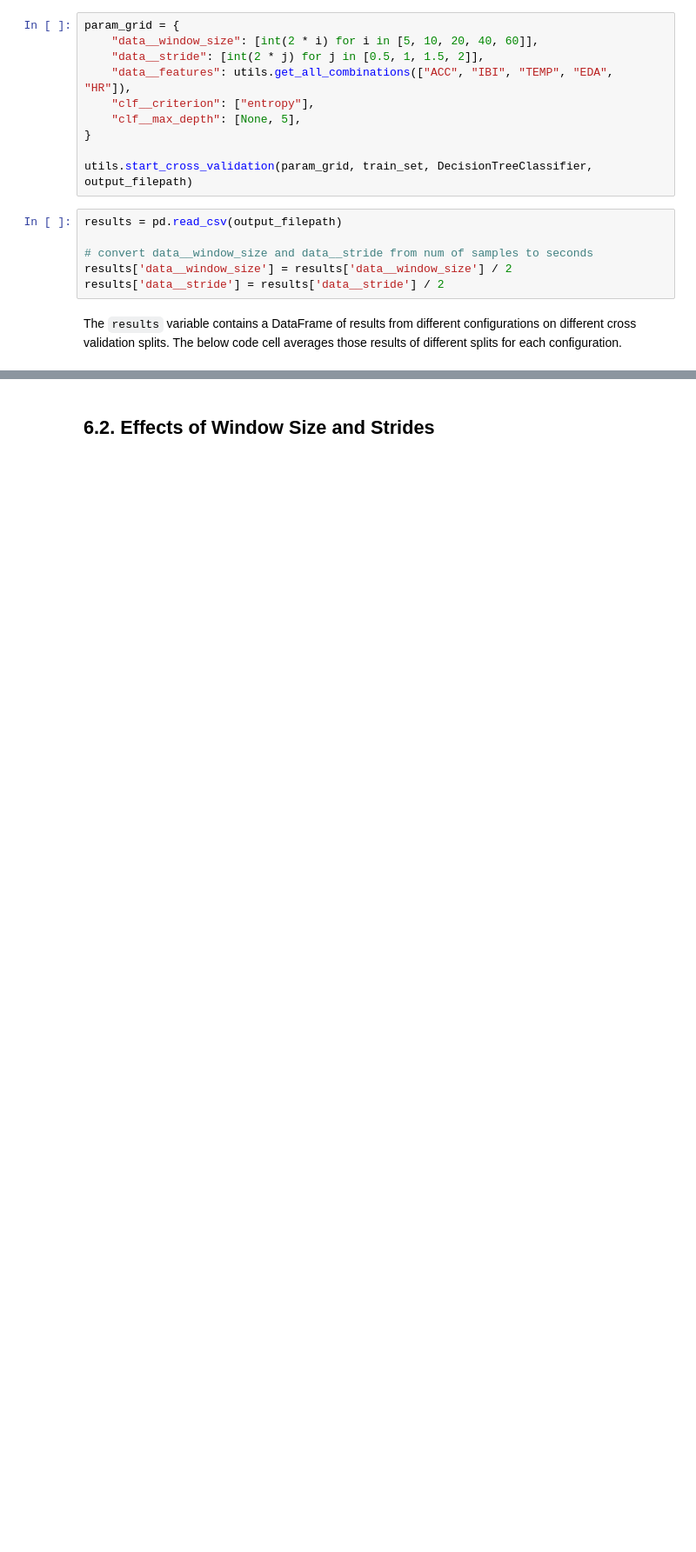
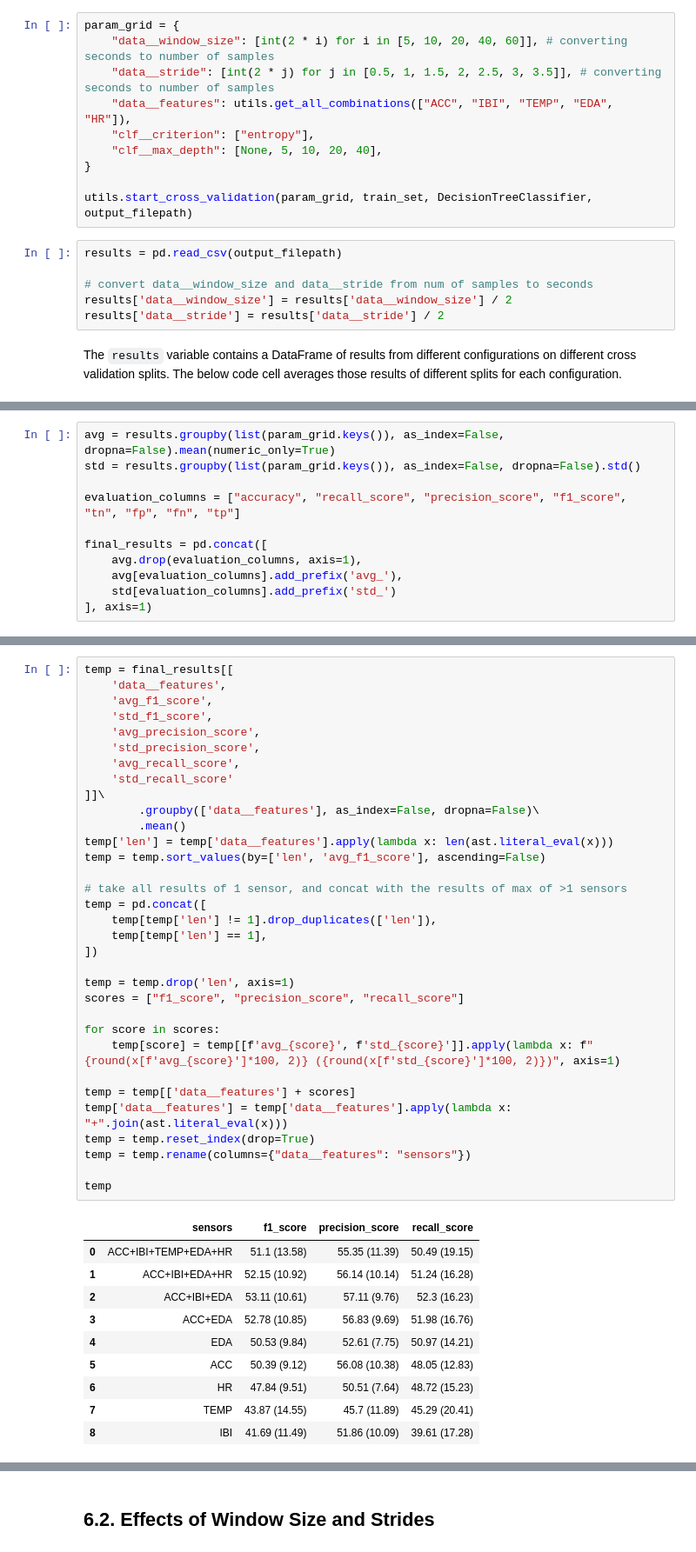
Before and after one commit to Socret360/ce888-data-science-and-decision-making, a Jupyter notebook: project/experiment.ipynb, the cells around one changed output, grey strips where cells are left out. Shown at 87% size. Drawn from its saved outputs; the diff is of its cells as text; blank space fills up the shorter version.

```diff
--- a/project/experiment.ipynb
+++ b/project/experiment.ipynb
@@ -515,11 +515,11 @@ Additional parameters can be passed into `DecisionTreeClassifier` by added an ex
 output_filepath = os.path.join(OUTPUT_DIR, "dt_cv_results.csv")
 # %%
 param_grid = {
-    "data__window_size": [int(2 * i) for i in [5, 10, 20, 40, 60]],
-    "data__stride": [int(2 * j) for j in [0.5, 1, 1.5, 2]],
+    "data__window_size": [int(2 * i) for i in [5, 10, 20, 40, 60]], # converting seconds to number of samples
+    "data__stride": [int(2 * j) for j in [0.5, 1, 1.5, 2, 2.5, 3, 3.5]], # converting seconds to number of samples
     "data__features": utils.get_all_combinations(["ACC", "IBI", "TEMP", "EDA", "HR"]),
     "clf__criterion": ["entropy"],
-    "clf__max_depth": [None, 5],
+    "clf__max_depth": [None, 5, 10, 20, 40],
 }
 
 utils.start_cross_validation(param_grid, train_set, DecisionTreeClassifier, output_filepath)
@@ -535,0 +534,11 @@ avg_results = results.groupby(list(param_grid.keys()), as_index=False, dropna=Fa
+# %%
+avg = results.groupby(list(param_grid.keys()), as_index=False, dropna=False).mean(numeric_only=True)
+std = results.groupby(list(param_grid.keys()), as_index=False, dropna=False).std()
+
+evaluation_columns = ["accuracy", "recall_score", "precision_score", "f1_score", "tn", "fp", "fn", "tp"]
+
+final_results = pd.concat([
+    avg.drop(evaluation_columns, axis=1),
+    avg[evaluation_columns].add_prefix('avg_'),
+    std[evaluation_columns].add_prefix('std_')
+], axis=1)
@@ -535,0 +563,44 @@ avg_results = results.groupby(list(param_grid.keys()), as_index=False, dropna=Fa
+# %%
+temp = final_results[[
+    'data__features',
+    'avg_f1_score',
+    'std_f1_score',
+    'avg_precision_score',
+    'std_precision_score',
+    'avg_recall_score',
+    'std_recall_score'
+]]\
+        .groupby(['data__features'], as_index=False, dropna=False)\
+        .mean()
+temp['len'] = temp['data__features'].apply(lambda x: len(ast.literal_eval(x)))
+temp = temp.sort_values(by=['len', 'avg_f1_score'], ascending=False)
+
+# take all results of 1 sensor, and concat with the results of max of >1 sensors
+temp = pd.concat([
+    temp[temp['len'] != 1].drop_duplicates(['len']),
+    temp[temp['len'] == 1],
+])
+
+temp = temp.drop('len', axis=1)
+scores = ["f1_score", "precision_score", "recall_score"]
+
+for score in scores:
+    temp[score] = temp[[f'avg_{score}', f'std_{score}']].apply(lambda x: f"{round(x[f'avg_{score}']*100, 2)} ({round(x[f'std_{score}']*100, 2)})", axis=1)
+
+temp = temp[['data__features'] + scores]
+temp['data__features'] = temp['data__features'].apply(lambda x: "+".join(ast.literal_eval(x)))
+temp = temp.reset_index(drop=True)
+temp = temp.rename(columns={"data__features": "sensors"})
+
+temp
+# %% [output]
+|  | sensors | f1_score | precision_score | recall_score |
+| 0 | ACC+IBI+TEMP+EDA+HR | 51.1 (13.58) | 55.35 (11.39) | 50.49 (19.15) |
+| 1 | ACC+IBI+EDA+HR | 52.15 (10.92) | 56.14 (10.14) | 51.24 (16.28) |
+| 2 | ACC+IBI+EDA | 53.11 (10.61) | 57.11 (9.76) | 52.3 (16.23) |
+| 3 | ACC+EDA | 52.78 (10.85) | 56.83 (9.69) | 51.98 (16.76) |
+| 4 | EDA | 50.53 (9.84) | 52.61 (7.75) | 50.97 (14.21) |
+| 5 | ACC | 50.39 (9.12) | 56.08 (10.38) | 48.05 (12.83) |
+| 6 | HR | 47.84 (9.51) | 50.51 (7.64) | 48.72 (15.23) |
+| 7 | TEMP | 43.87 (14.55) | 45.7 (11.89) | 45.29 (20.41) |
+| 8 | IBI | 41.69 (11.49) | 51.86 (10.09) | 39.61 (17.28) |
```
Also changed, not shown: parts of 19 cells of this notebook.
